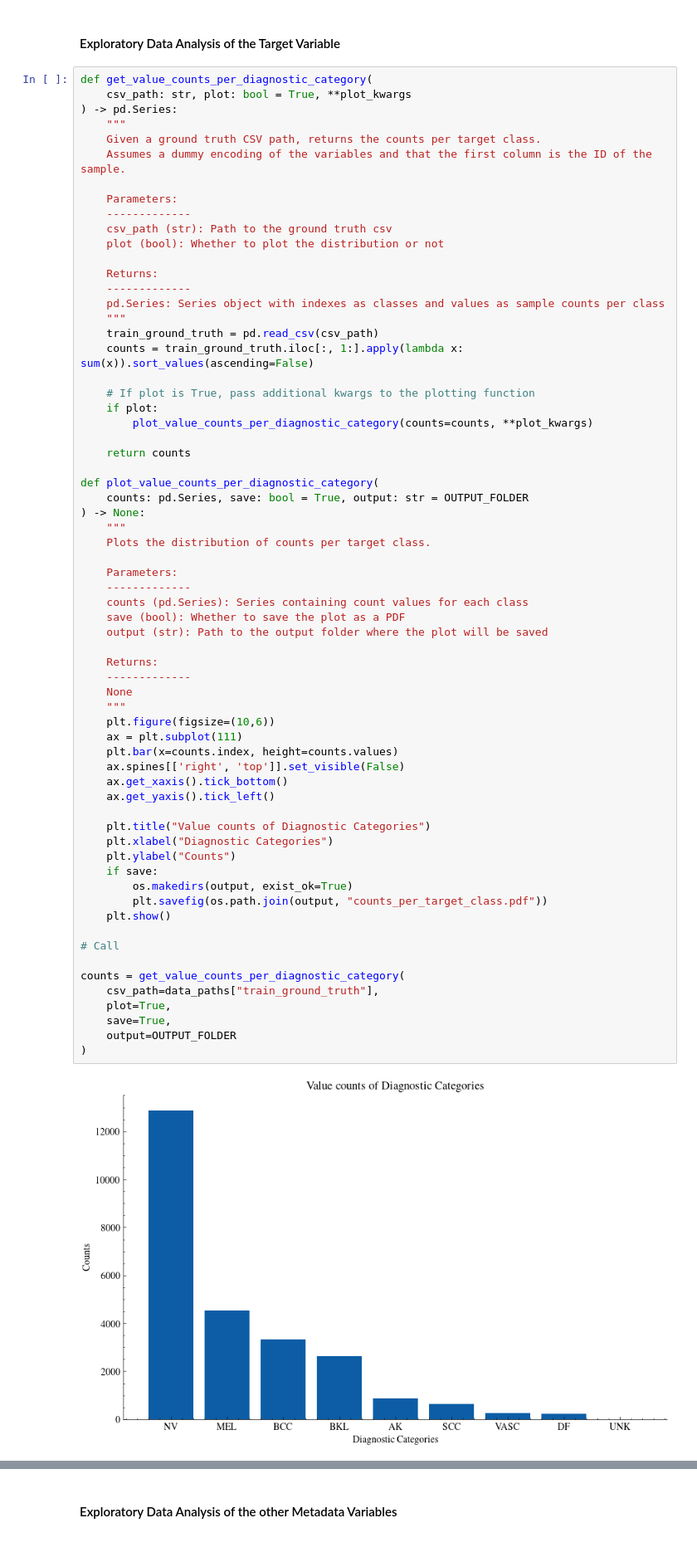
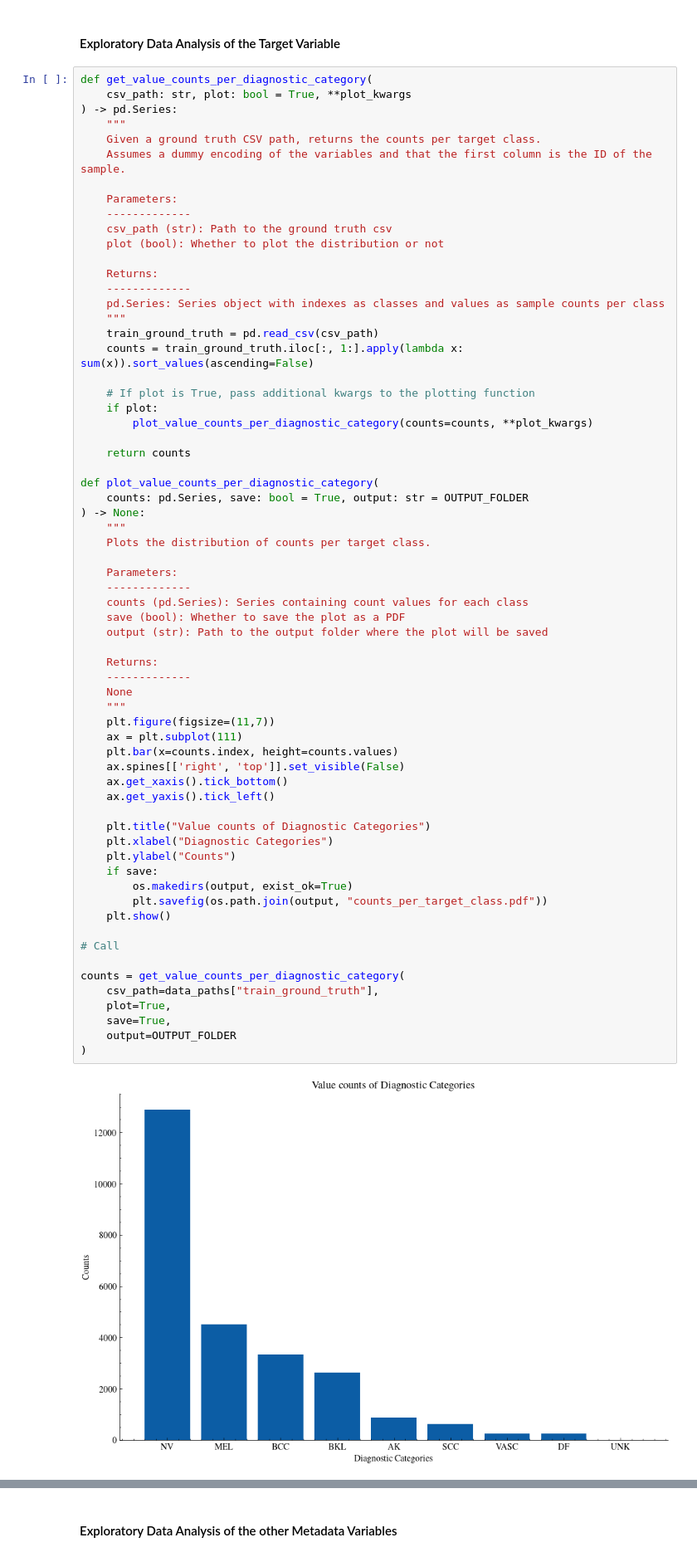
Before and after one commit to MarioPasc/complearn_projects, a Jupyter notebook: Classification/TaskA/code/taskA_classification.ipynb, the cells around one changed output, grey strips where cells are left out. Shown: that part at 83% size. Cells and saved outputs as stored; diff of their text form.

Commit message:
Modified the exploration of ISIC dataset and tuned the visualizations

```diff
--- a/Classification/TaskA/code/taskA_classification.ipynb
+++ b/Classification/TaskA/code/taskA_classification.ipynb
@@ -263,32 +263,32 @@ def plot_value_counts_per_diagnostic_category(
     save (bool): Whether to save the plot as a PDF
     output (str): Path to the output folder where the plot will be saved
 
     Returns:
     -------------
     None
     """
-    plt.figure(figsize=(10,6))
+    plt.figure(figsize=(11,7))
     ax = plt.subplot(111)
     plt.bar(x=counts.index, height=counts.values)
     ax.spines[['right', 'top']].set_visible(False)
     ax.get_xaxis().tick_bottom()
     ax.get_yaxis().tick_left()
 
     plt.title("Value counts of Diagnostic Categories")
     plt.xlabel("Diagnostic Categories")
     plt.ylabel("Counts")
     if save:
         os.makedirs(output, exist_ok=True)
         plt.savefig(os.path.join(output, "counts_per_target_class.pdf"))
     plt.show()
 
 # Call
 
 counts = get_value_counts_per_diagnostic_category(
     csv_path=data_paths["train_ground_truth"],
     plot=True,
     save=True,
     output=OUTPUT_FOLDER
 )
 # %% [output]
-[figure, old version]
+[figure, new version]
```
Also changed, not shown: parts of 9 cells of this notebook, 10 other files.
